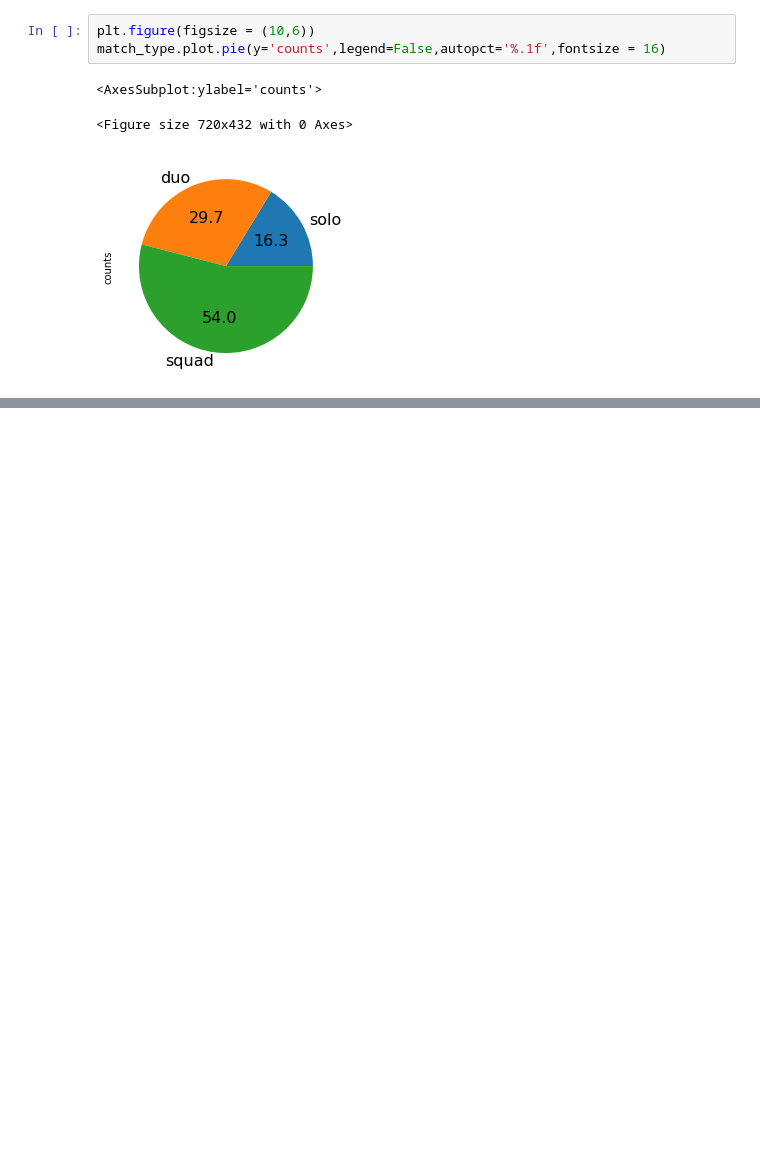
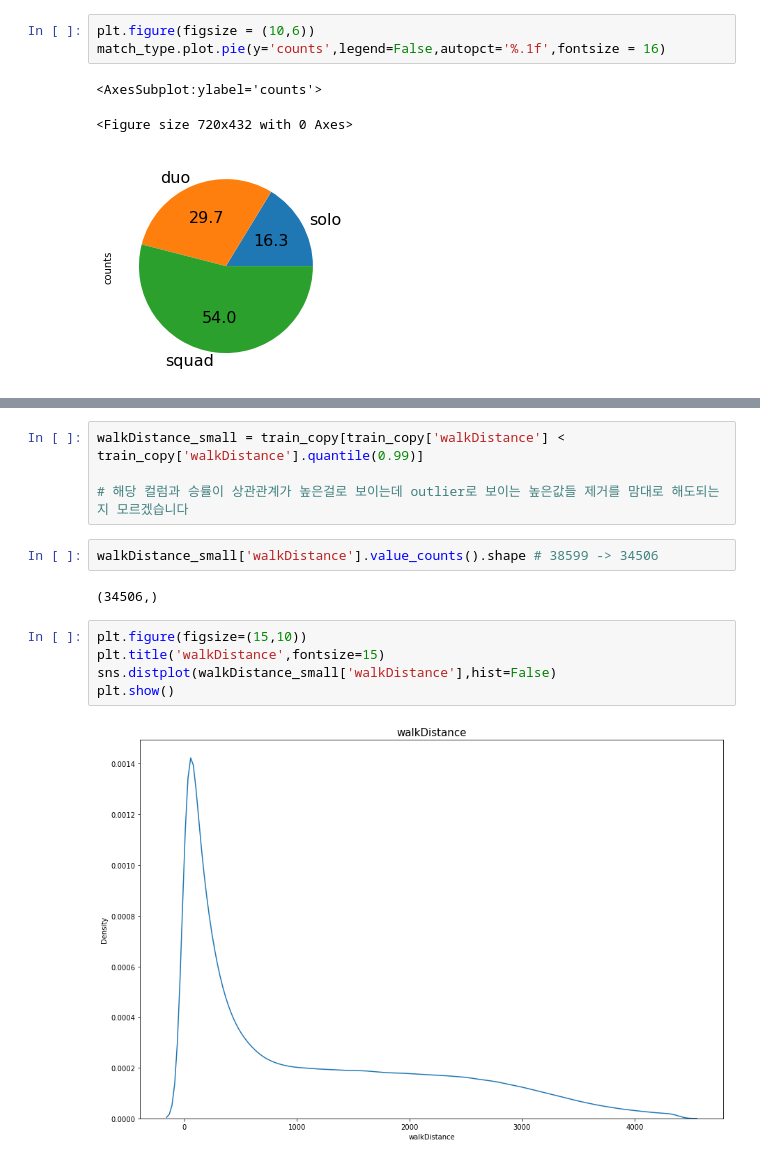
Before and after one commit to gitae0130/mini_project, a Jupyter notebook: project.ipynb, the cells around one changed output, grey strips where cells are left out. Cells and saved outputs as stored; diff of their text form; blank space fills up the shorter version.

```diff
--- a/project.ipynb
+++ b/project.ipynb
@@ -209,0 +248,15 @@ Text(0.5, 1.0, 'Kills')
+# %%
+walkDistance_small = train_copy[train_copy['walkDistance'] < train_copy['walkDistance'].quantile(0.99)]
+
+# 해당 컬럼과 승률이 상관관계가 높은걸로 보이는데 outlier로 보이는 높은값들 제거를 맘대로 해도되는지 모르겠습니다
+# %%
+walkDistance_small['walkDistance'].value_counts().shape # 38599 -> 34506
+# %% [output]
+(34506,)
+# %%
+plt.figure(figsize=(15,10))
+plt.title('walkDistance',fontsize=15)
+sns.distplot(walkDistance_small['walkDistance'],hist=False)
+plt.show()
+# %% [output]
+[figure, added]
```
Also changed, not shown: parts of 45 cells of this notebook.
